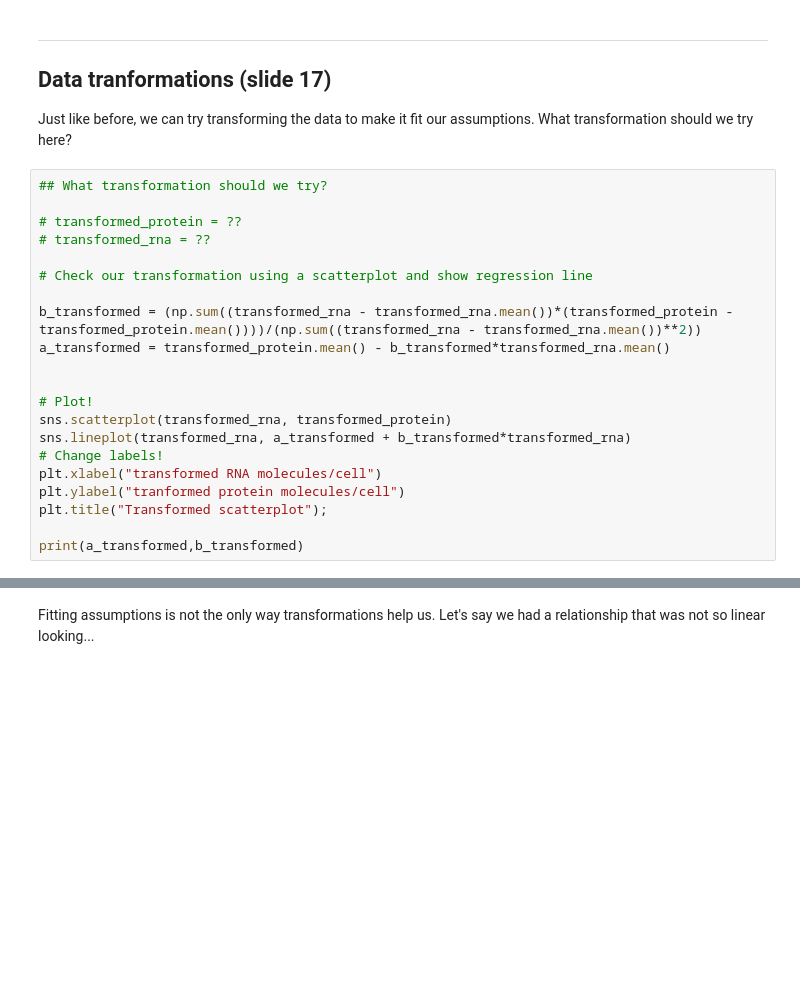
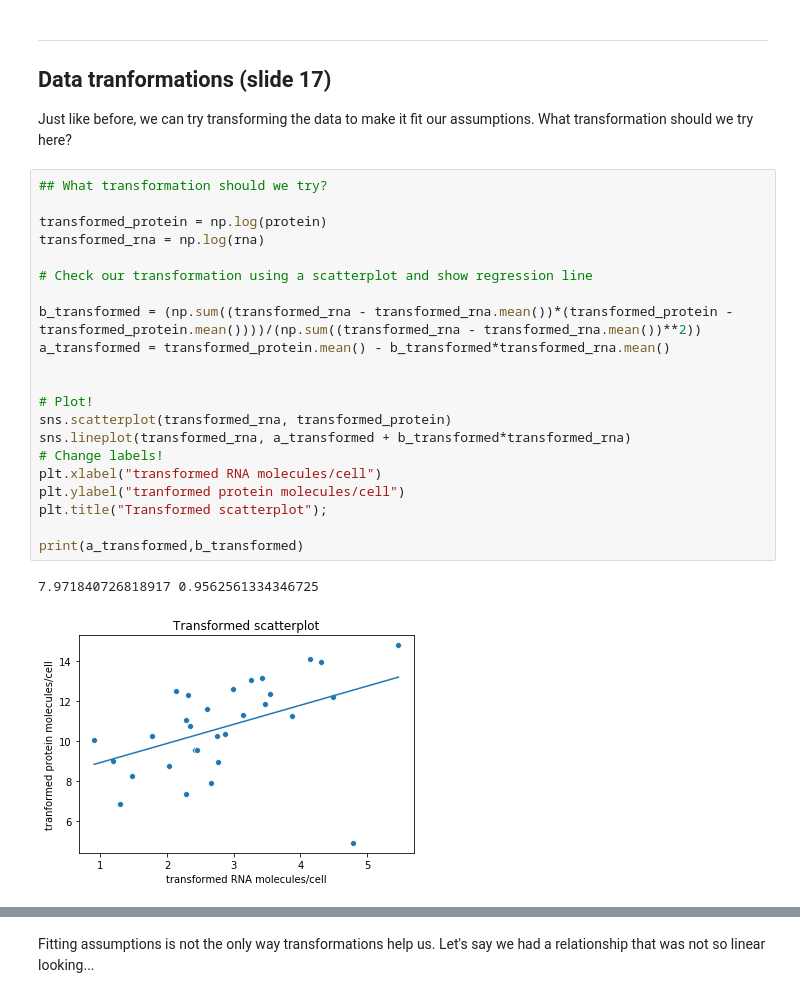
Before and after one commit to asizemore/ENM_375_lecture_code, a Jupyter notebook: lecture_21_04_14_2020/Lecture_21_demos_and_exercise-studnet.ipynb, the cells around one changed output, grey strips where cells are left out. Cells and saved outputs as stored; diff of their text form; blank space fills up the shorter version.

```diff
--- a/lecture_21_04_14_2020/Lecture_21_demos_and_exercise-studnet.ipynb
+++ b/lecture_21_04_14_2020/Lecture_21_demos_and_exercise-studnet.ipynb
@@ -184,24 +198,27 @@ What transformation should we try here?
 # %%
 ## What transformation should we try?
 
-# transformed_protein = ??
-# transformed_rna = ??
+transformed_protein = np.log(protein)
+transformed_rna = np.log(rna)
 
 # Check our transformation using a scatterplot and show regression line
 
 b_transformed = (np.sum((transformed_rna - transformed_rna.mean())*(transformed_protein - transformed_protein.mean())))/(np.sum((transformed_rna - transformed_rna.mean())**2))
 a_transformed = transformed_protein.mean() - b_transformed*transformed_rna.mean()
 
 
 # Plot!
 sns.scatterplot(transformed_rna, transformed_protein)
 sns.lineplot(transformed_rna, a_transformed + b_transformed*transformed_rna)
 # Change labels!
 plt.xlabel("transformed RNA molecules/cell")
 plt.ylabel("tranformed protein molecules/cell")
 plt.title("Transformed scatterplot");
 
 print(a_transformed,b_transformed)
+# %% [output]
+7.971840726818917 0.9562561334346725
+[figure, added]
 # %%
 # Check residual plot (slide 18)
 
```
Also changed, not shown: parts of 11 cells of this notebook, 6 other files.
